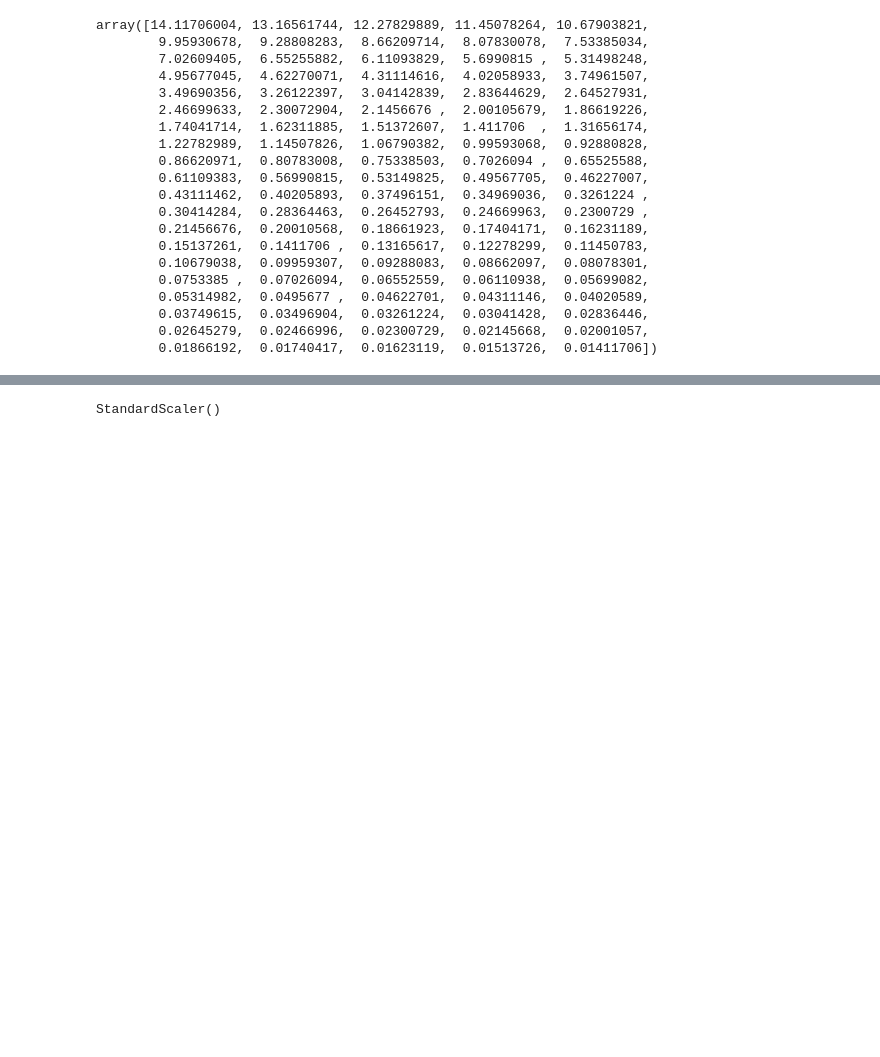
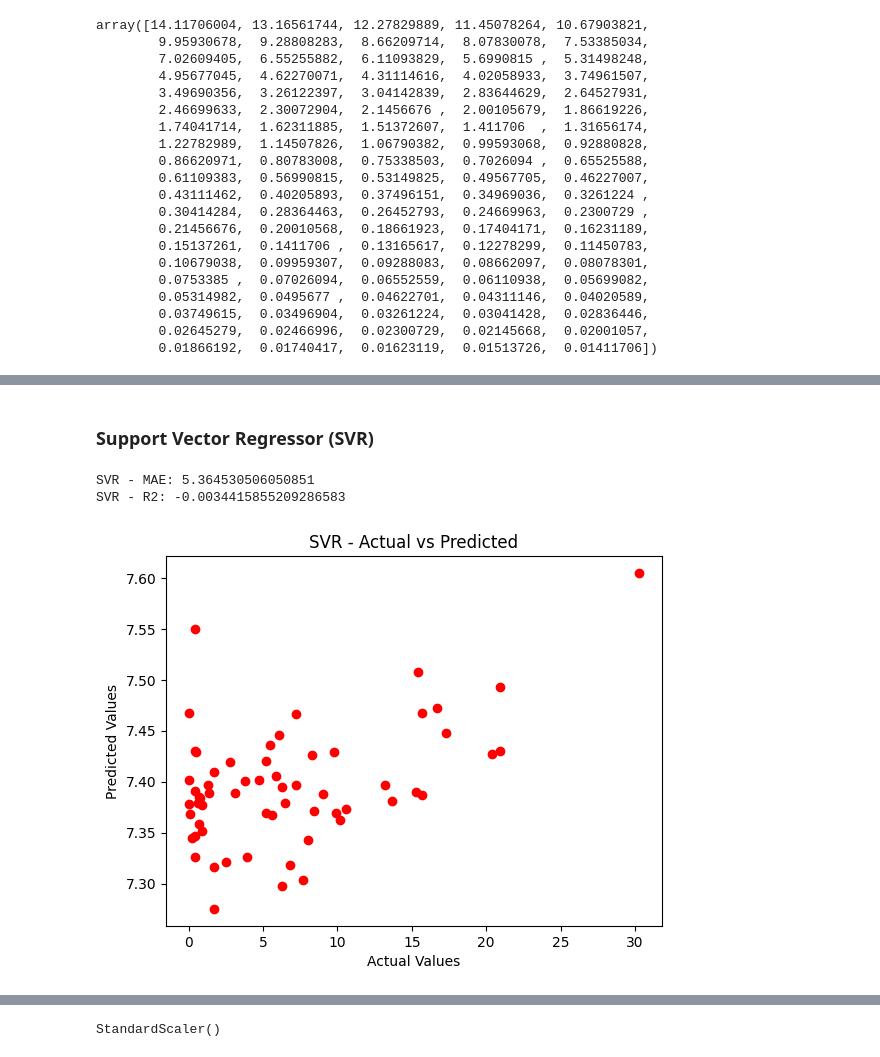
Before and after one commit to Megha-Chakraborty/Forest-Fire-Risk-Prediction, a Jupyter notebook: notebooks/3.0-Model Training.ipynb, the cells around one changed output, grey strips where cells are left out. Cells and saved outputs as stored; diff of their text form; code cells hidden in the pictures; blank space fills up the shorter version.

```diff
--- a/notebooks/3.0-Model Training.ipynb
+++ b/notebooks/3.0-Model Training.ipynb
@@ -357,0 +412,2 @@ array([14.11706004, 13.16561744, 12.27829889, 11.45078264, 10.67903821,
+# %% [markdown]
+### Support Vector Regressor (SVR)
@@ -357,0 +417,22 @@ array([14.11706004, 13.16561744, 12.27829889, 11.45078264, 10.67903821,
+# %%
+svr = SVR(kernel='rbf')
+svr.fit(X_train, y_train)
+
+y_pred = svr.predict(X_test_scaled)
+
+mae = mean_absolute_error(y_test, y_pred)
+score = r2_score(y_test, y_pred)
+
+print("SVR - MAE:", mae)
+print("SVR - R2:", score)
+
+# Scatter plot
+plt.scatter(y_test, y_pred, color="red")
+plt.xlabel("Actual Values")
+plt.ylabel("Predicted Values")
+plt.title("SVR - Actual vs Predicted")
+plt.show()
+# %% [output]
+SVR - MAE: 5.364530506050851
+SVR - R2: -0.0034415855209286583
+[figure, added]
```
Also changed, not shown: parts of 11 cells of this notebook, 13 other files.
